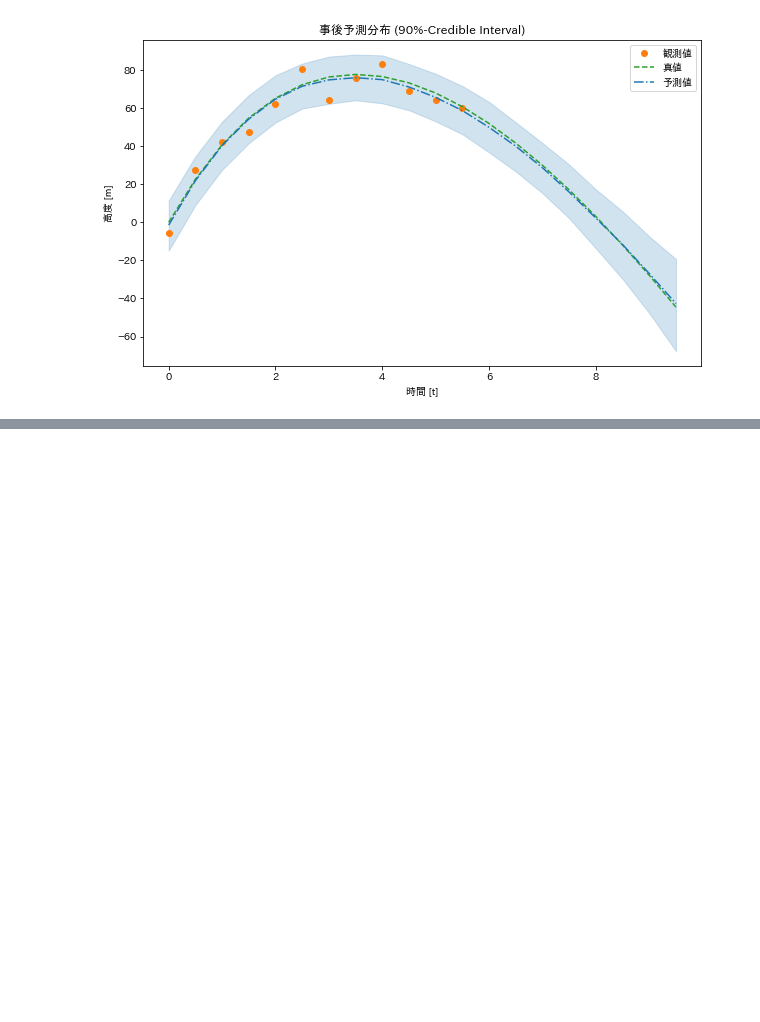
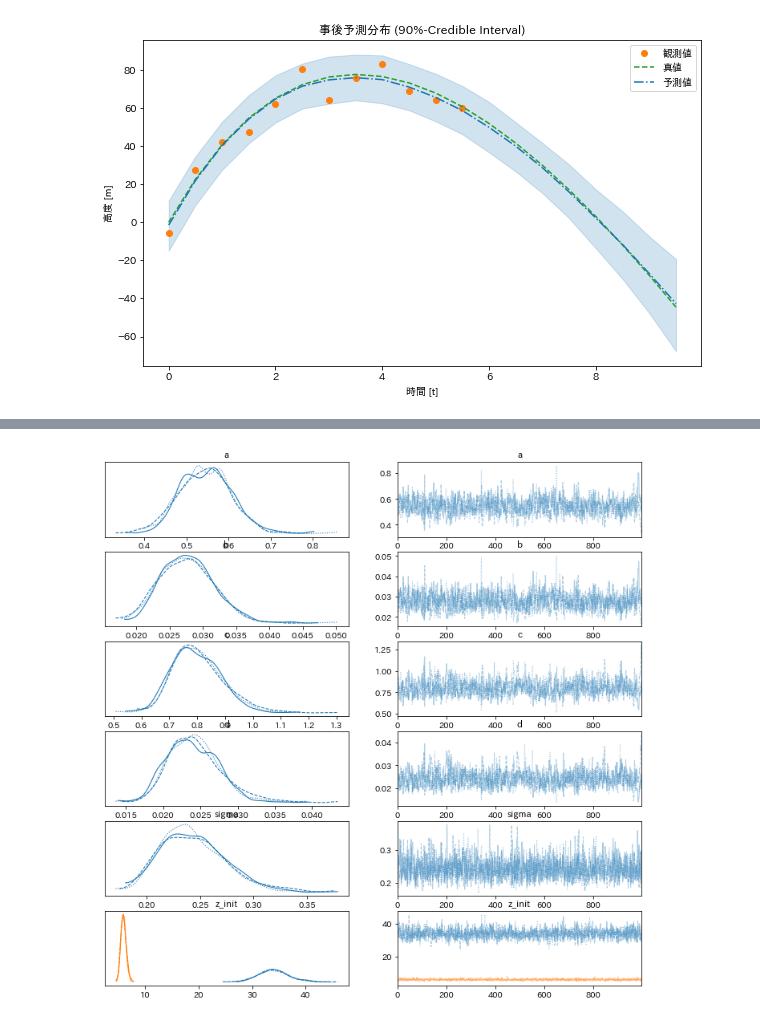
Before and after one commit to gomi-kuzu/practice_bayes_by_py, a Jupyter notebook: Ud_NPR_Ad_Sec5.ipynb, the cells around one changed output, grey strips where cells are left out. Drawn from its saved outputs; the diff is of its cells as text; code cells hidden in the pictures; blank space fills up the shorter version.

```diff
--- a/Ud_NPR_Ad_Sec5.ipynb
+++ b/Ud_NPR_Ad_Sec5.ipynb
@@ -158,0 +187,2 @@ plt.legend();
+# %%
+data = np.hstack([np.expand_dims(hare, 1), np.expand_dims(lynx, 1)])
@@ -158,0 +201,9 @@ plt.legend();
+# %%
+def dz_dt(z, t, a, b, c,d):
+    u = z[0]
+    v = z[1]
+
+    du_dt = (a - b*v) * u
+    dv_dt = (-c + d*u)*v
+
+    return jnp.stack([du_dt, dv_dt])
@@ -158,0 +214,13 @@ plt.legend();
+# %%
+def model(t, y=None):
+    z_init = numpyro.sample("z_init", dist.LogNormal(jnp.log(10), 1), sample_shape=(2,))
+    a = numpyro.sample("a", dist.TruncatedNormal(low=0, loc=1.0, scale=0.5))
+    b = numpyro.sample("b", dist.TruncatedNormal(low=0, loc=0.05, scale=0.05))
+    c = numpyro.sample("c", dist.TruncatedNormal(low=0, loc=1.0, scale=0.5))
+    d = numpyro.sample("d", dist.TruncatedNormal(low=0, loc=0.05, scale=0.05))
+
+    z= ode.odeint(dz_dt, z_init, t, a, b, c, d, rtol=1e-6, atol=1e-5, mxstep=1000)
+
+    sigma = numpyro.sample("sigma", dist.LogNormal(-1,1), sample_shape=(2,))
+
+    numpyro.sample("y", dist.LogNormal(jnp.log(z), sigma), obs=y)
@@ -158,0 +229,15 @@ plt.legend();
+# %%
+# MCMCの初期値を手動で設定する場合
+init_values = {'a':1.0, 'b':0.05, 'c':1.0, 'd':0.05, 'z_init':data[0, :], 'sigma':0.5}
+init_strategy = numpyro.infer.init_to_value(values=init_values)
+
+nuts = numpyro.infer.NUTS(model, target_accept_prob=0.95, init_strategy=init_strategy)
+mcmc = numpyro.infer.MCMC(nuts, num_warmup=2000, num_samples=1000, num_chains=3)
+mcmc.run(jax.random.PRNGKey(0), t, y=data)
+mcmc_samples = mcmc.get_samples()
+
+idata = az.from_numpyro(mcmc)
+# %%
+az.plot_trace(idata);
+# %% [output]
+[figure, added]
```
Also changed, not shown: parts of 14 cells of this notebook.
